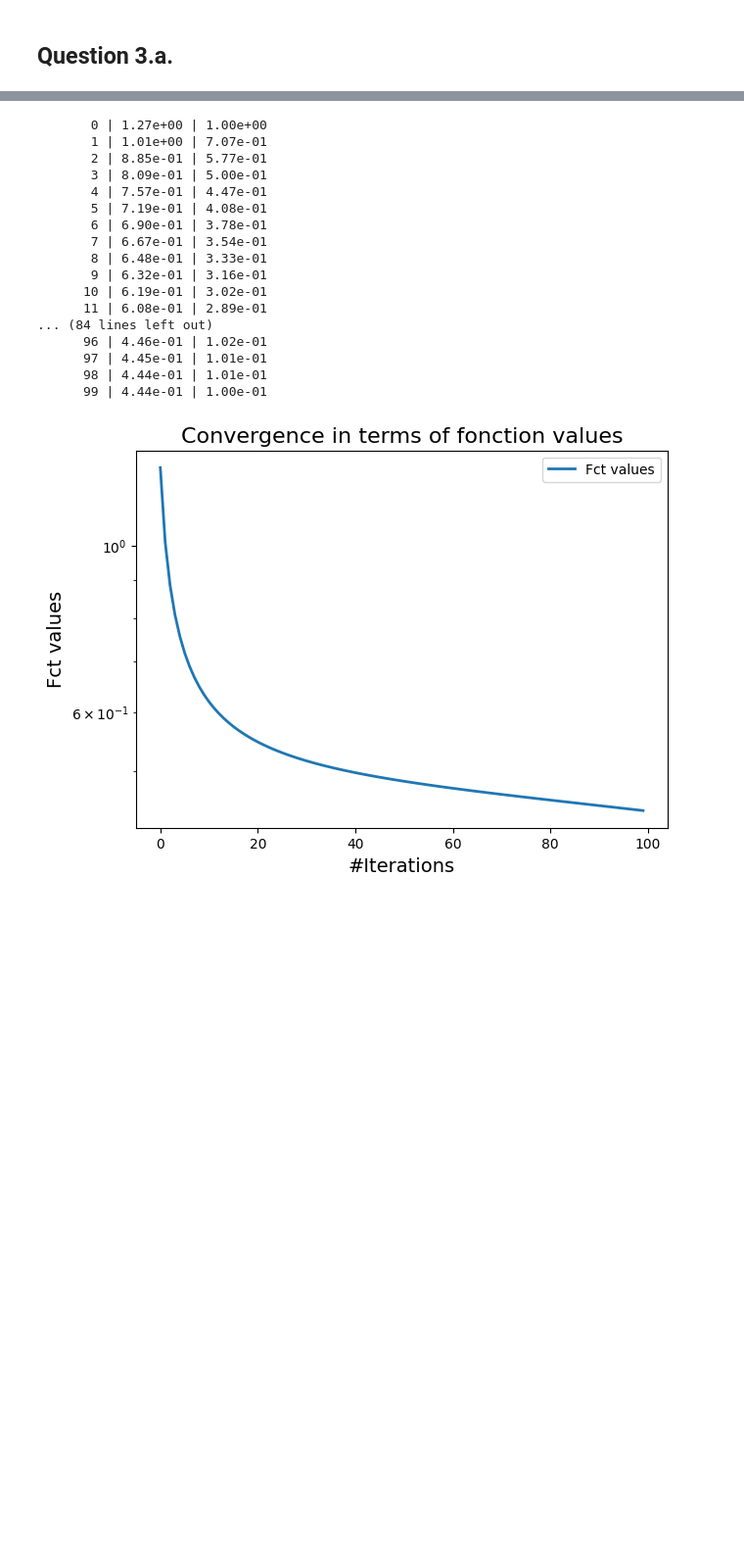
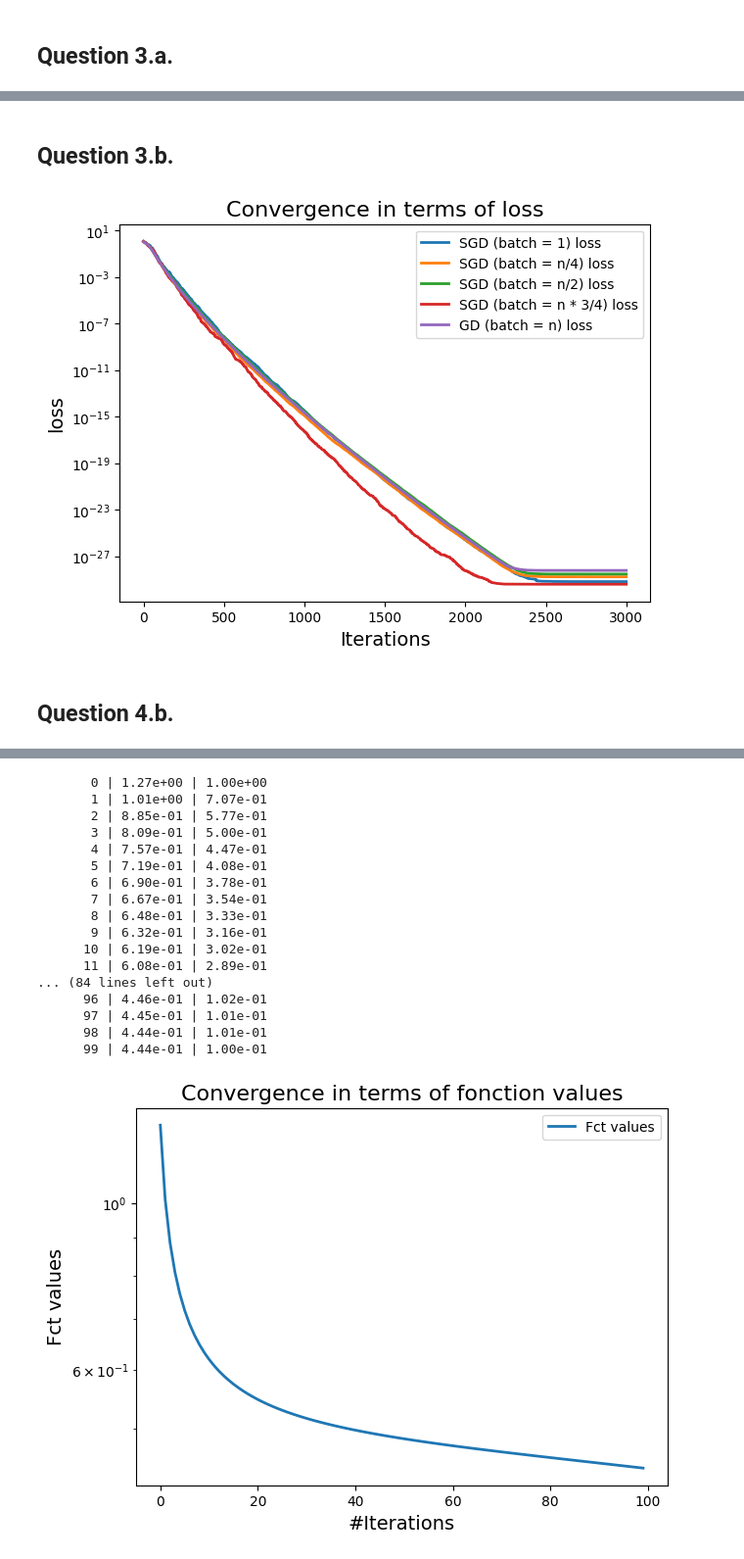
Before and after one commit to Pi-erren/psl_iasd_works, a Jupyter notebook: optimization/project/ml_optimization_project.ipynb, the cells around one changed output, grey strips where cells are left out. Shown at 98% size. Drawn from its saved outputs; the diff is of its cells as text; code cells hidden in the pictures; blank space fills up the shorter version.

```diff
--- a/optimization/project/ml_optimization_project.ipynb
+++ b/optimization/project/ml_optimization_project.ipynb
@@ -95,0 +278,63 @@ visualize(data={"Gradient norm": pblinreg.g_norm_list}, title="norm of gradient"
+# %% [markdown]
+## Question 3.b.
+# %%
+sgd0_pbmatfact = MatFactPb(U=U, V=V, X=X, lambda_reg=0)
+sgd025_pbmatfact = MatFactPb(U=U, V=V, X=X, lambda_reg=0)
+sgd05_pbmatfact = MatFactPb(U=U, V=V, X=X, lambda_reg=0)
+sgd075_pbmatfact = MatFactPb(U=U, V=V, X=X, lambda_reg=0)
+gd_pbmatfact = MatFactPb(U=U, V=V, X=X, lambda_reg=0)
+
+n = sgd0_pbmatfact.n
+
+# Gradient Descent (batch_size = n)
+sgd0_loss_vals = sgd(
+    sgd0_pbmatfact,
+    stepchoice=0.25,
+    batch_size=int(n / 4),
+    n_iter=3000,
+)
+
+# Basic Stochastic Gradient Descent (batch_size = 1)
+sgd025_loss_vals = sgd(
+    sgd025_pbmatfact,
+    stepchoice=0.25,
+    batch_size=int(n / 2),
+    n_iter=3000,
+)
+# Basic Stochastic Gradient Descent (batch_size = 1)
+sgd05_loss_vals = sgd(
+    sgd05_pbmatfact,
+    stepchoice=0.25,
+    batch_size=int(n * (3 / 4)),
+    n_iter=3000,
+)
+# Basic Stochastic Gradient Descent (batch_size = 1)
+sgd075_loss_vals = sgd(
+    sgd075_pbmatfact,
+    stepchoice=0.25,
+    batch_size=1,
+    n_iter=3000,
+)
+# Basic Stochastic Gradient Descent (batch_size = 1)
+gd_loss_vals = sgd(
+    gd_pbmatfact,
+    stepchoice=0.25,
+    batch_size=n,
+    n_iter=3000,
+)
+
+# Visualize Loss
+visualize(
+    data={
+        "SGD (batch = 1) loss": sgd0_loss_vals,
+        "SGD (batch = n/4) loss": sgd025_loss_vals,
+        "SGD (batch = n/2) loss": sgd05_loss_vals,
+        "SGD (batch = n * 3/4) loss": sgd075_loss_vals,
+        "GD (batch = n) loss": gd_loss_vals,
+    },
+    subject="loss",
+)
+# %% [output]
+[figure, added]
+# %% [markdown]
+## Question 4.b.
```
Also changed, not shown: parts of 13 cells of this notebook, 5 other files.
